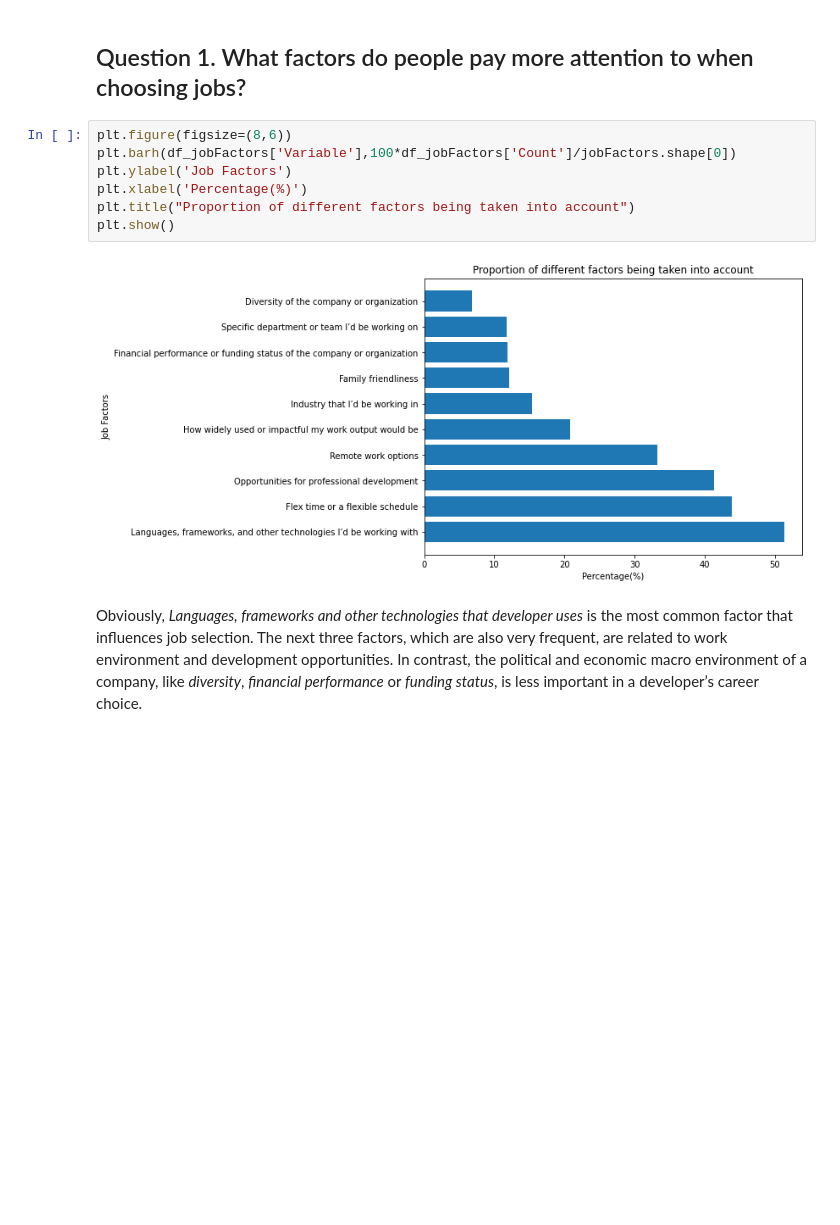
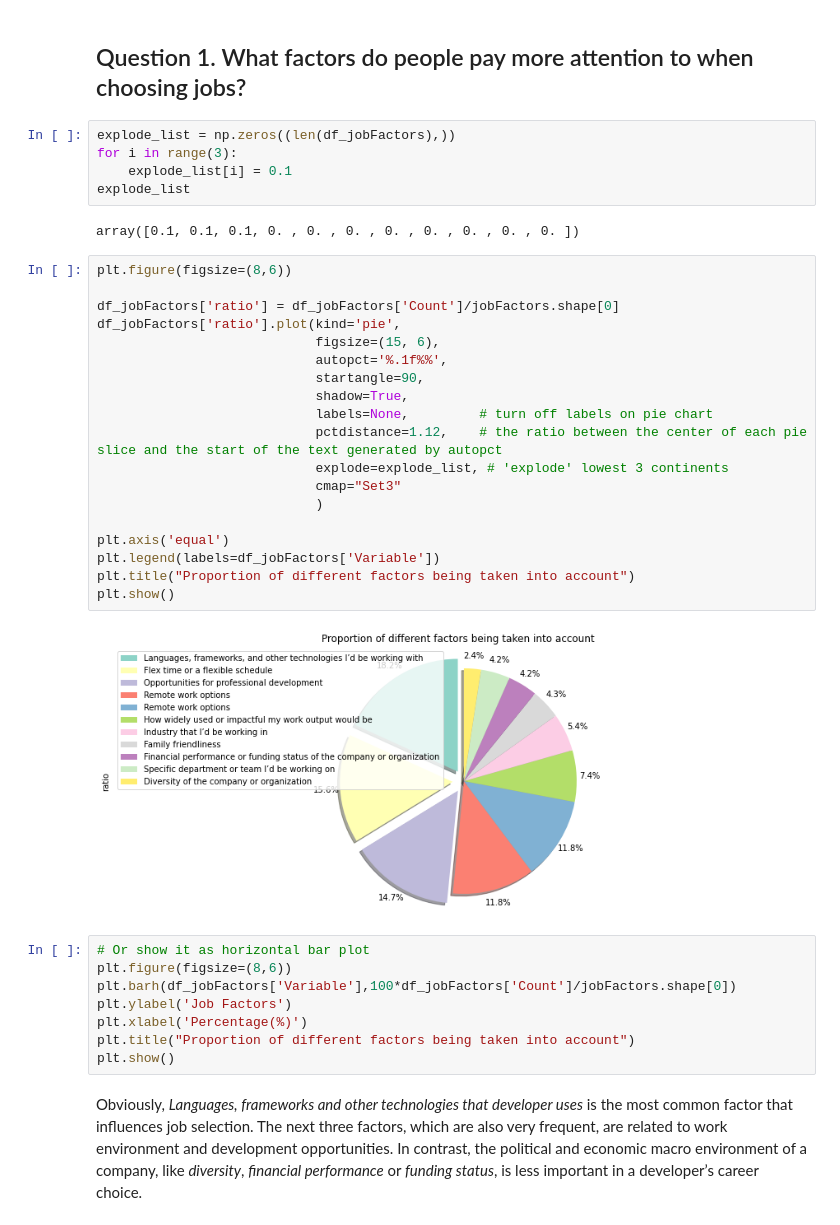
Before and after one commit to petitepepper/Stackoverflow-survey_analyse, a Jupyter notebook: stackoverflow_2020survey_analysis.ipynb, the cells around one changed output. Cells and saved outputs as stored; diff of their text form; blank space fills up the shorter version.

```diff
--- a/stackoverflow_2020survey_analysis.ipynb
+++ b/stackoverflow_2020survey_analysis.ipynb
@@ -266,15 +266,42 @@ df_job_overtime_cleaned
 # 4. Visualize & Evaluate the Results
 # %% [markdown]
 ## Question 1. What factors do people pay more attention to when choosing jobs?
+# %%
+explode_list = np.zeros((len(df_jobFactors),))
+for i in range(3):
+    explode_list[i] = 0.1
+explode_list
+# %% [output]
+array([0.1, 0.1, 0.1, 0. , 0. , 0. , 0. , 0. , 0. , 0. , 0. ])
+# %%
+plt.figure(figsize=(8,6))
+
+df_jobFactors['ratio'] = df_jobFactors['Count']/jobFactors.shape[0]
+df_jobFactors['ratio'].plot(kind='pie',
+                            figsize=(15, 6),
+                            autopct='%.1f%%',
+                            startangle=90,
+                            shadow=True,
+                            labels=None,         # turn off labels on pie chart
+                            pctdistance=1.12,    # the ratio between the center of each pie slice and the start of the text generated by autopct
+                            explode=explode_list, # 'explode' lowest 3 continents
+                            cmap="Set3"
+                            )
+
+plt.axis('equal')
+plt.legend(labels=df_jobFactors['Variable'])
+plt.title("Proportion of different factors being taken into account")
+plt.show()
+# %% [output]
+[figure, added]
 # %%
+# Or show it as horizontal bar plot
 plt.figure(figsize=(8,6))
 plt.barh(df_jobFactors['Variable'],100*df_jobFactors['Count']/jobFactors.shape[0])
 plt.ylabel('Job Factors')
 plt.xlabel('Percentage(%)')
 plt.title("Proportion of different factors being taken into account")
 plt.show()
-# %% [output]
-[figure, removed]
 # %% [markdown]
 Obviously, *Languages, frameworks and other technologies that developer uses* is the most common factor that influences job selection. The next three factors, which are also very frequent, are related to work environment and development opportunities. In contrast, the political and economic macro environment of a company, like *diversity*, *financial performance* or *funding status*, is less important in a developer’s career choice.
 # %% [markdown]
```
Also changed, not shown: parts of 3 cells of this notebook.
